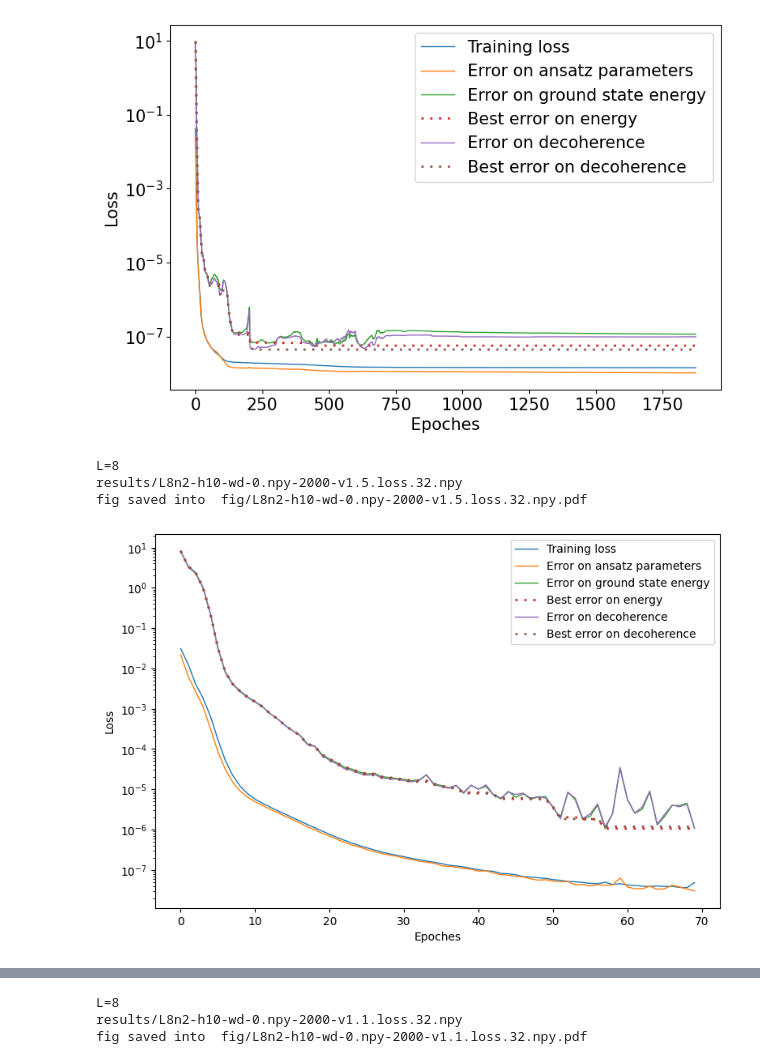
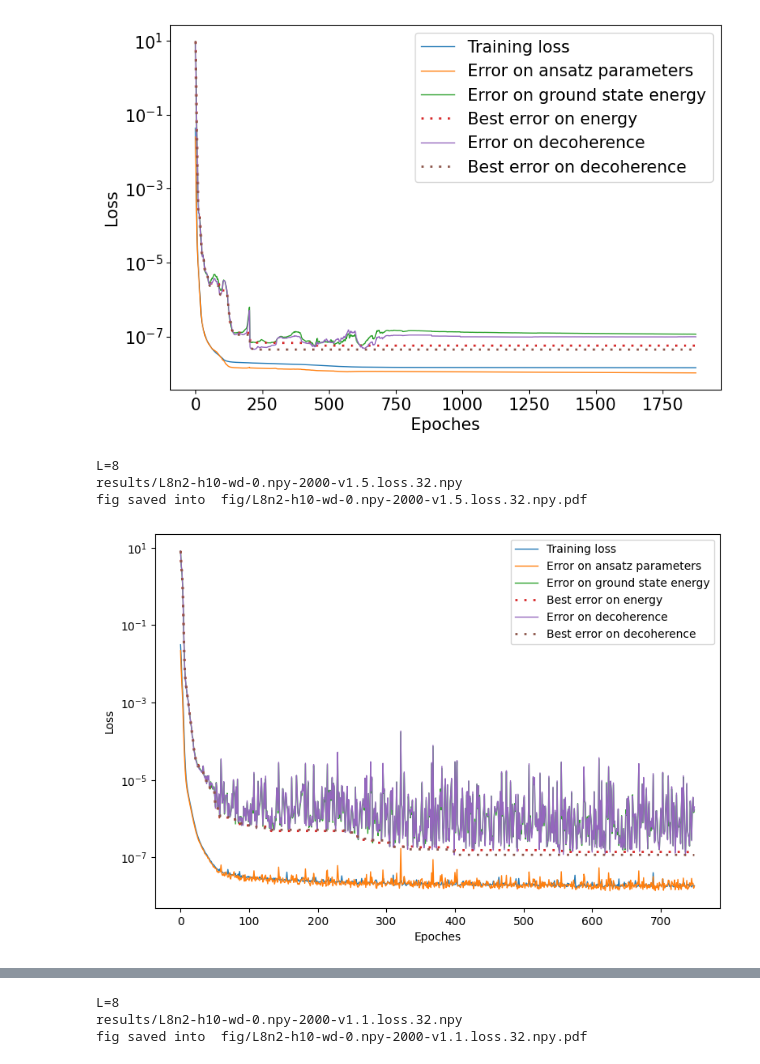
Before and after one commit to cabenav/ACSE-universal-ansatze, a Jupyter notebook: paper-plotting.ipynb, the cells around one changed output, grey strips where cells are left out. Saved outputs shown, nothing was run; the diff lists cells and outputs as text; code cells hidden in the pictures.

```diff
--- a/paper-plotting.ipynb
+++ b/paper-plotting.ipynb
@@ -419,32 +758,32 @@ fig saved into  fig/L8n2-h10-wd-0.npy-20000-v1.0.loss.32.npy.pdf
 # %%
 print('L=8')
 import matplotlib.pyplot as plt
 import numpy as np
 result_folder='results'
 name='L8n2-h10-wd-0.npy-2000-v1.5.loss.32.npy'
 filename = f'{result_folder}/{name}'
 fig_folder='fig'
 filename_fig =f'{fig_folder}/{name}.pdf'
 print(filename)
 data=np.load(filename)
-#data=data[:25]  # truncation
+data=data[:750]  # truncation
 plt.figure(figsize=(9,6))
 plt.xlabel('Epoches')
 plt.ylabel('Loss')
 #plt.title('training for hubbard model \n u ranges (0,10) \n Hamiltonian input: (1,1,1,1,1,u/2,u/2,u/2,u/2,u/2)')
 plt.yscale('log')
 plt.plot(data[:,:-3],label=['Training loss','Error on ansatz parameters','Error on ground state energy'],linewidth=1)
 plt.plot(data[:,-3],label=['Best error on energy'],dashes=[1,3],linewidth=2)
 plt.plot(data[:,-2],label=['Error on decoherence'],linewidth=1)
 plt.plot(data[:,-1],label=['Best error on decoherence'],dashes=[1,3],linewidth=2)
 plt.legend()
 plt.savefig(filename_fig); print('fig saved into ',filename_fig)
 plt.show()
 # %% [output]
 L=8
 results/L8n2-h10-wd-0.npy-2000-v1.5.loss.32.npy
 fig saved into  fig/L8n2-h10-wd-0.npy-2000-v1.5.loss.32.npy.pdf
-[figure, old version]
+[figure, new version]
 # %%
 print('L=8')
 import matplotlib.pyplot as plt
```
Also changed, not shown: parts of 30 cells of this notebook, 6 other files.
